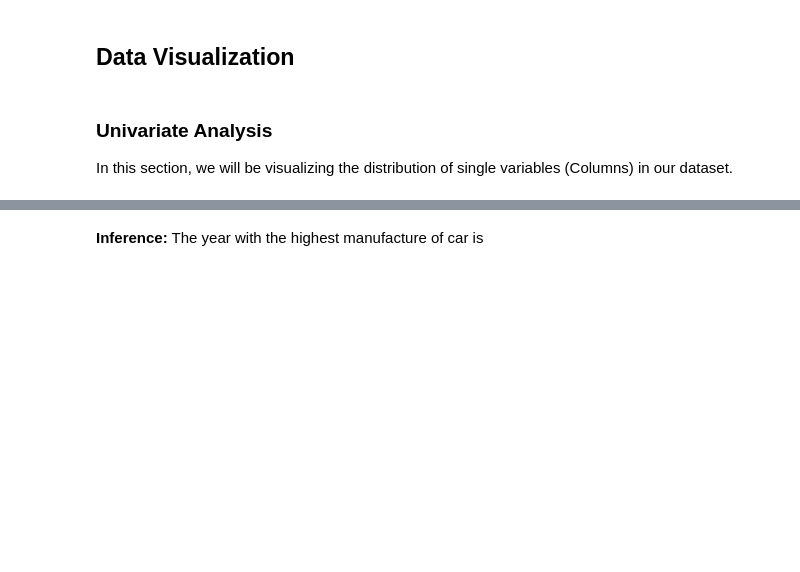
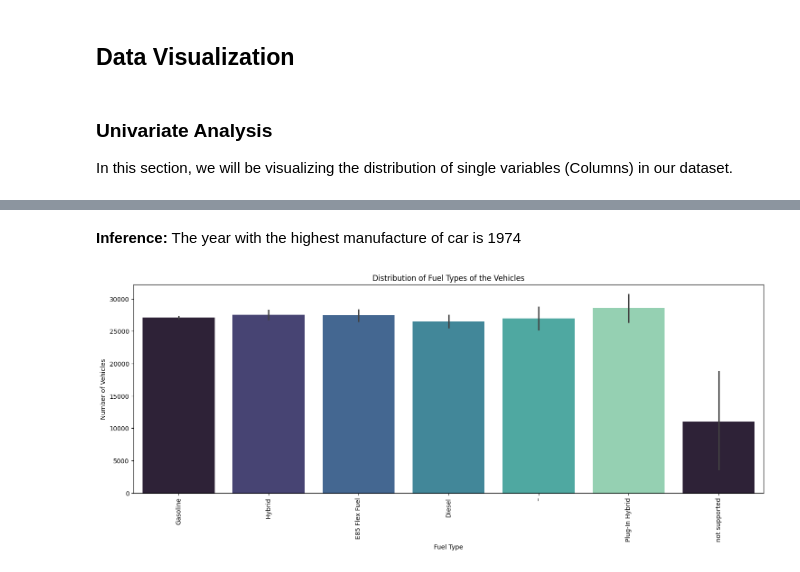
Before and after one commit to Odeyiany2/KaggleX-Skills-Assessment-Challenge, a Jupyter notebook: Used_Car_Prediction.ipynb, the cells around one changed output, grey strips where cells are left out. Drawn from its saved outputs; the diff is of its cells as text; code cells hidden in the pictures; blank space fills up the shorter version.

```diff
--- a/Used_Car_Prediction.ipynb
+++ b/Used_Car_Prediction.ipynb
@@ -207,9 +236,16 @@ Passing `palette` without assigning `hue` is deprecated and will be removed in v
 [figure]
 # %% [markdown]
-**Inference:** The year with the highest manufacture of car is
+**Inference:** The year with the highest manufacture of car is 1974
 # %%
 #visualizing fuel type of the used cars
-fuel = dict(df_train["fuel_type"].value_counts())
+fuel = df_train["fuel_type"].to_frame().reset_index()
+plt.figure(figsize = (18,6))
 palette = sns.color_palette("mako")
-plt.pie(fuel.values(), labels = fuel.keys(), autopct = "%.0f%%", colors = palette)
-plt.title("Distribution of Fuel Types of the Vehicles
+sns.barplot(y = fuel.index, x = fuel["fuel_type"], palette = palette)
+plt.xlabel("Fuel Type")
+plt.xticks(rotation = 90)
+plt.ylabel("Number of Vehicles")
+plt.title("Distribution of Fuel Types of the Vehicles")
+plt.show();
+# %% [output]
+[figure, added]
```
Also changed, not shown: parts of 5 cells of this notebook, 1 other file.
